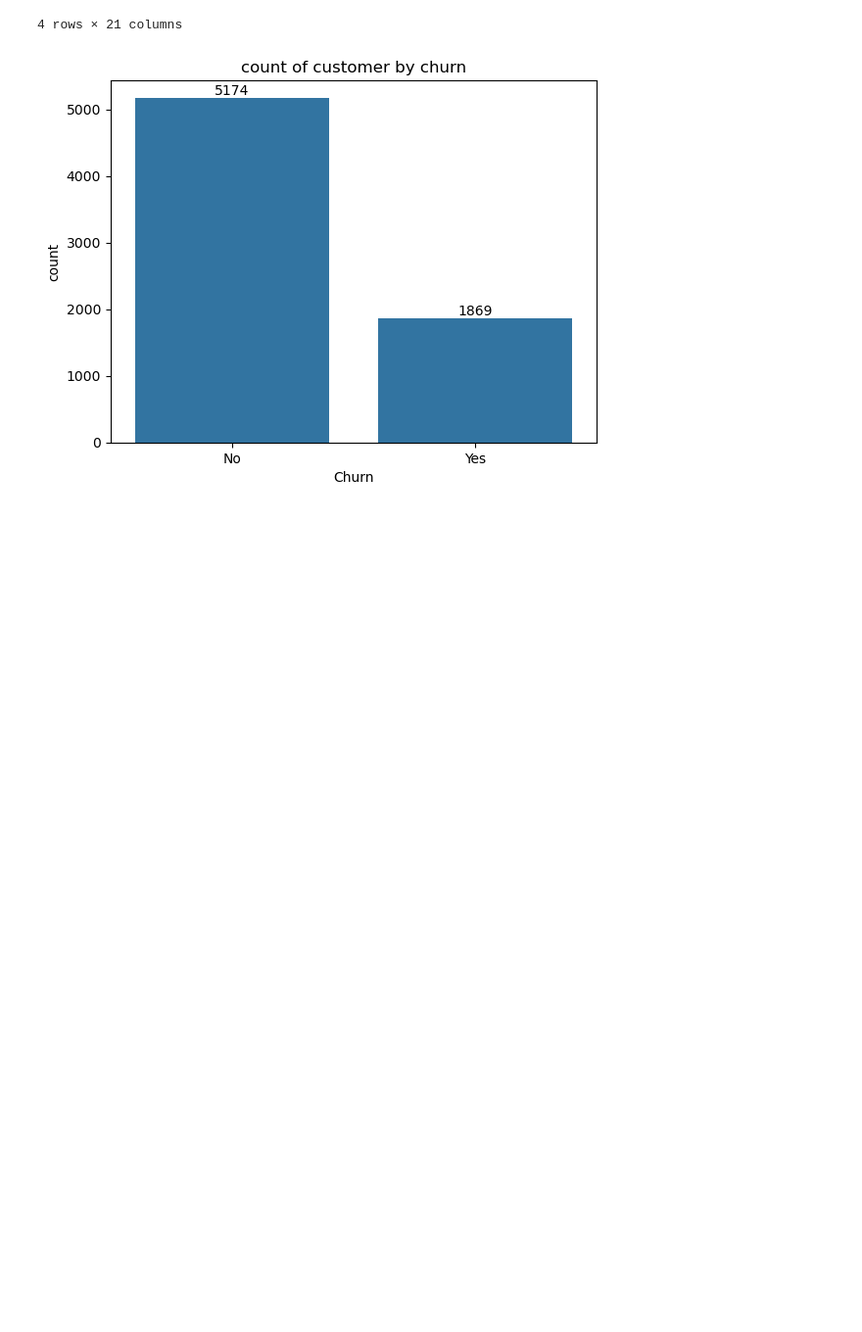
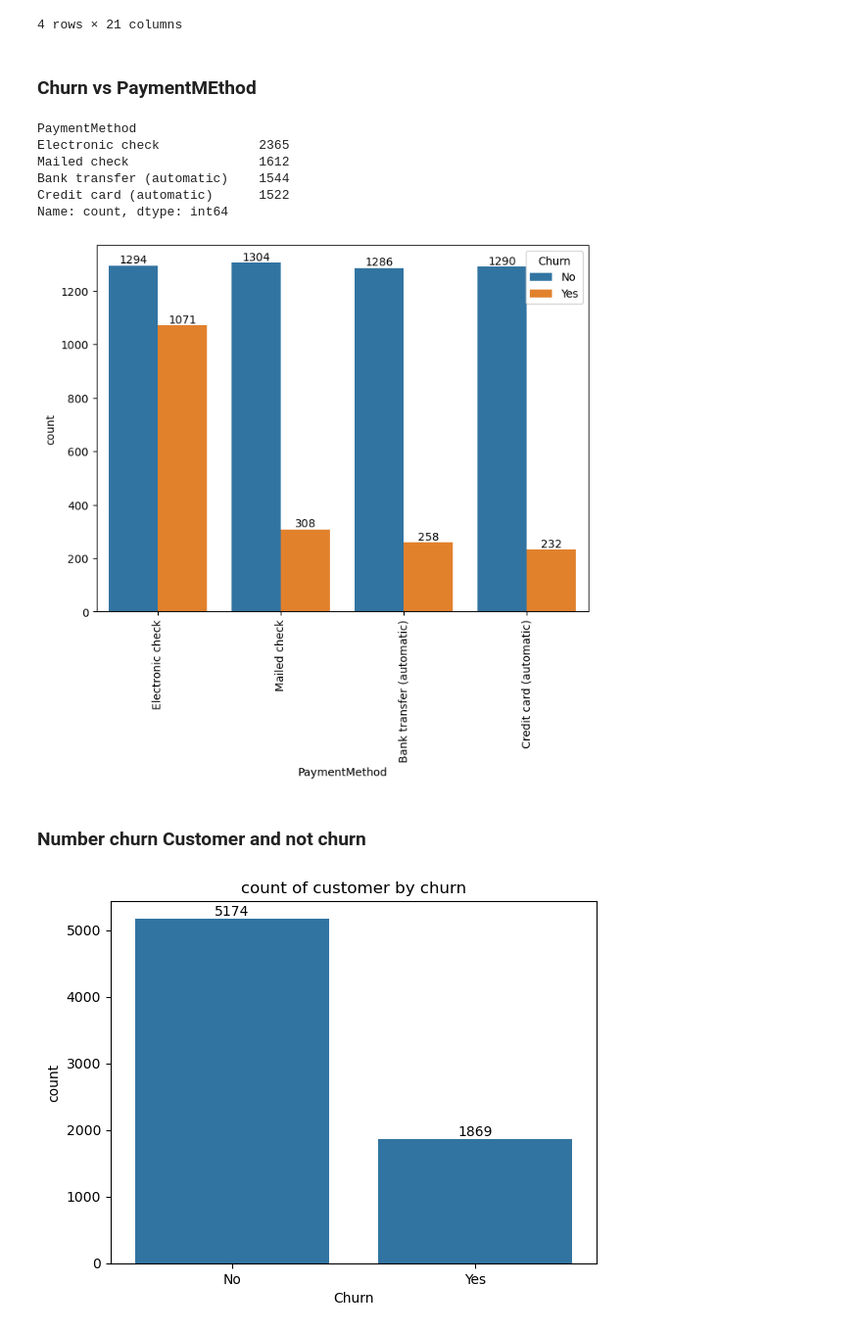
Before and after one commit to Sudip0Shrestha/customer-churn-eda, a Jupyter notebook: EDA-customer_churn/EDA for customer churn.ipynb, the cells around one changed output. Shown at 98% size. Saved outputs shown, nothing was run; the diff lists cells and outputs as text; code cells hidden in the pictures; blank space fills up the shorter version.

```diff
--- a/EDA-customer_churn/EDA for customer churn.ipynb
+++ b/EDA-customer_churn/EDA for customer churn.ipynb
@@ -138,6 +138,28 @@ df.head(4)
 | 2 | 3668-QPYBK | Male | no | No | No | 2 | Yes | No | ... |
 | 3 | 7795-CFOCW | Male | no | No | No | 45 | No | No phone service | ... |
 4 rows × 21 columns
+# %% [markdown]
+### Churn vs PaymentMEthod
+# %%
+df['PaymentMethod'].value_counts()
+# %% [output]
+PaymentMethod
+Electronic check             2365
+Mailed check                 1612
+Bank transfer (automatic)    1544
+Credit card (automatic)      1522
+Name: count, dtype: int64
+# %%
+plt.figure(figsize=(8,6))
+ax = sns.countplot(x = 'PaymentMethod', data = df, hue = 'Churn')
+ax.bar_label(ax.containers[0])
+ax.bar_label(ax.containers[1])
+plt.xticks(rotation = 90)
+plt.show()
+# %% [output]
+[figure, added]
+# %% [markdown]
+### Number churn Customer and not churn
 # %%
 ax = sns.countplot(x = "Churn", data = df)
 ax.bar_label(ax.containers[0])
```
Also changed, not shown: parts of 10 cells of this notebook.
